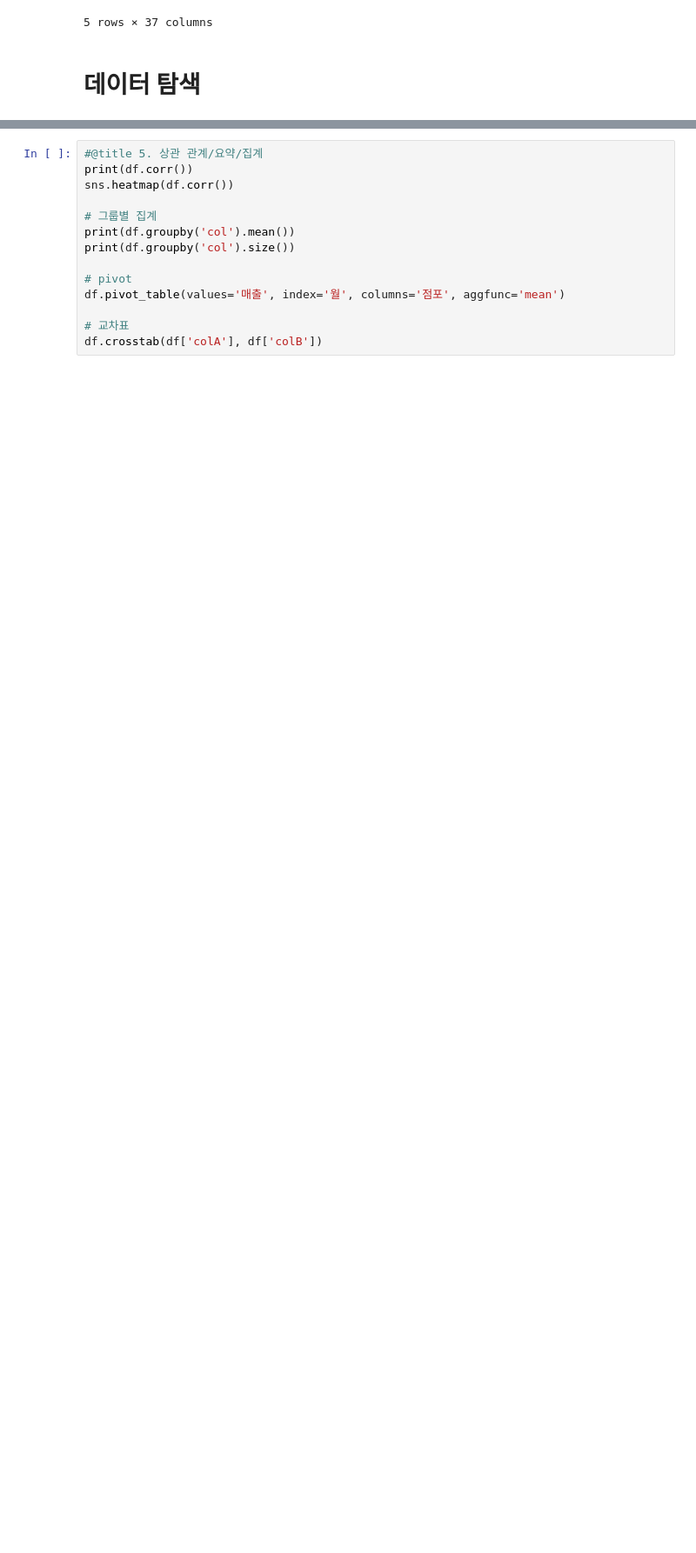
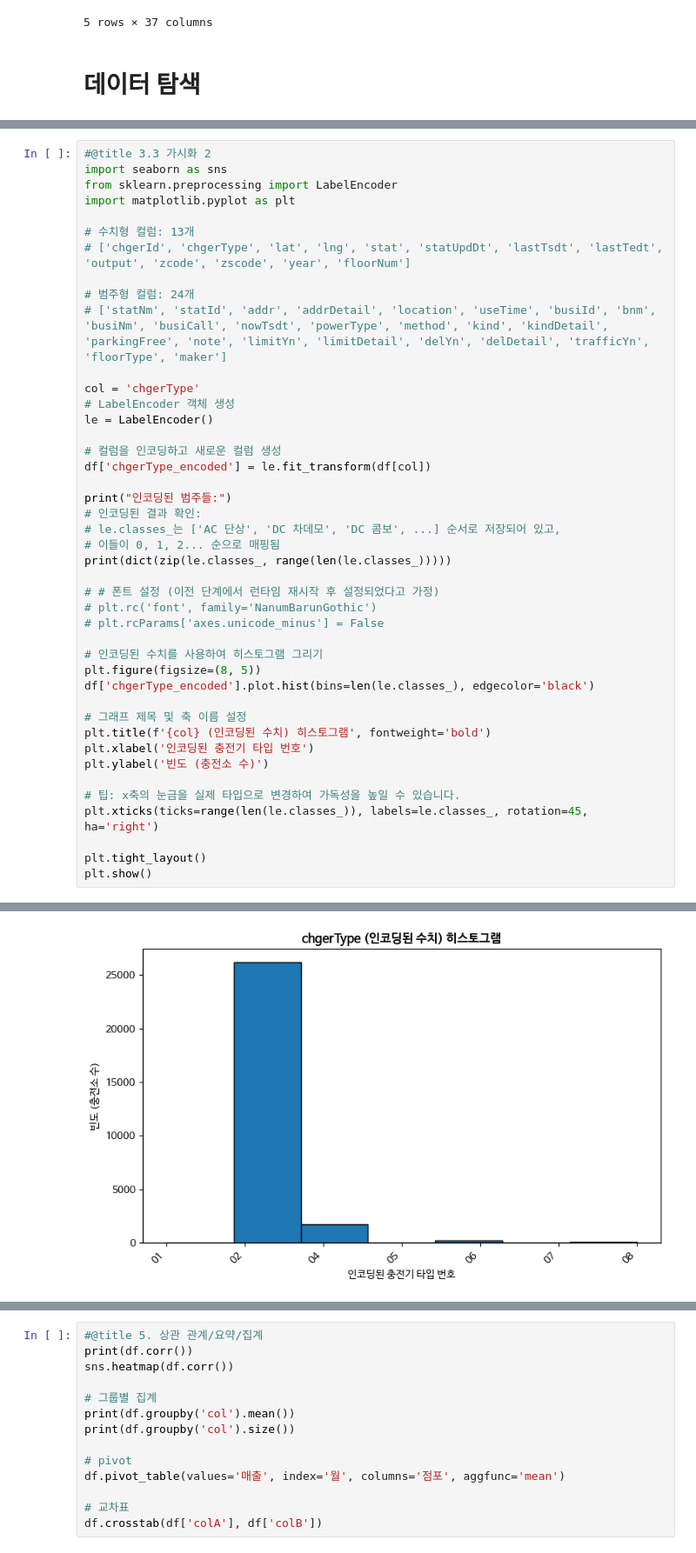
Before and after one commit to EmJayAnt/datatraining, a Jupyter notebook: realty.ipynb, the cells around one changed output, grey strips where cells are left out. Shown: that part at 87% size. Drawn from its saved outputs; the diff is of its cells as text; blank space fills up the shorter version.

```diff
--- a/realty.ipynb
+++ b/realty.ipynb
@@ -258,0 +336,44 @@ freq     1916
+# %%
+#@title 3.3 가시화 2
+import seaborn as sns
+from sklearn.preprocessing import LabelEncoder
+import matplotlib.pyplot as plt
+
+# 수치형 컬럼: 13개
+# ['chgerId', 'chgerType', 'lat', 'lng', 'stat', 'statUpdDt', 'lastTsdt', 'lastTedt', 'output', 'zcode', 'zscode', 'year', 'floorNum']
+
+# 범주형 컬럼: 24개
+# ['statNm', 'statId', 'addr', 'addrDetail', 'location', 'useTime', 'busiId', 'bnm', 'busiNm', 'busiCall', 'nowTsdt', 'powerType', 'method', 'kind', 'kindDetail', 'parkingFree', 'note', 'limitYn', 'limitDetail', 'delYn', 'delDetail', 'trafficYn', 'floorType', 'maker']
+
+col = 'chgerType'
+# LabelEncoder 객체 생성
+le = LabelEncoder()
+
+# 컬럼을 인코딩하고 새로운 컬럼 생성
+df['chgerType_encoded'] = le.fit_transform(df[col])
+
+print("인코딩된 범주들:")
+# 인코딩된 결과 확인:
+# le.classes_는 ['AC 단상', 'DC 차데모', 'DC 콤보', ...] 순서로 저장되어 있고,
+# 이들이 0, 1, 2... 순으로 매핑됨
+print(dict(zip(le.classes_, range(len(le.classes_)))))
+
+# # 폰트 설정 (이전 단계에서 런타임 재시작 후 설정되었다고 가정)
+# plt.rc('font', family='NanumBarunGothic')
+# plt.rcParams['axes.unicode_minus'] = False
+
+# 인코딩된 수치를 사용하여 히스토그램 그리기
+plt.figure(figsize=(8, 5))
+df['chgerType_encoded'].plot.hist(bins=len(le.classes_), edgecolor='black')
+
+# 그래프 제목 및 축 이름 설정
+plt.title(f'{col} (인코딩된 수치) 히스토그램', fontweight='bold')
+plt.xlabel('인코딩된 충전기 타입 번호')
+plt.ylabel('빈도 (충전소 수)')
+
+# 팁: x축의 눈금을 실제 타입으로 변경하여 가독성을 높일 수 있습니다.
+plt.xticks(ticks=range(len(le.classes_)), labels=le.classes_, rotation=45, ha='right')
+
+plt.tight_layout()
+plt.show()
+# %% [output]
@@ -259,2 +382,3 @@ freq     1916
+[figure, added]
 # %%
 #@title 4. 데이터 분포 및 이상치
```
Also changed, not shown: parts of 14 cells of this notebook, 1 other file.
